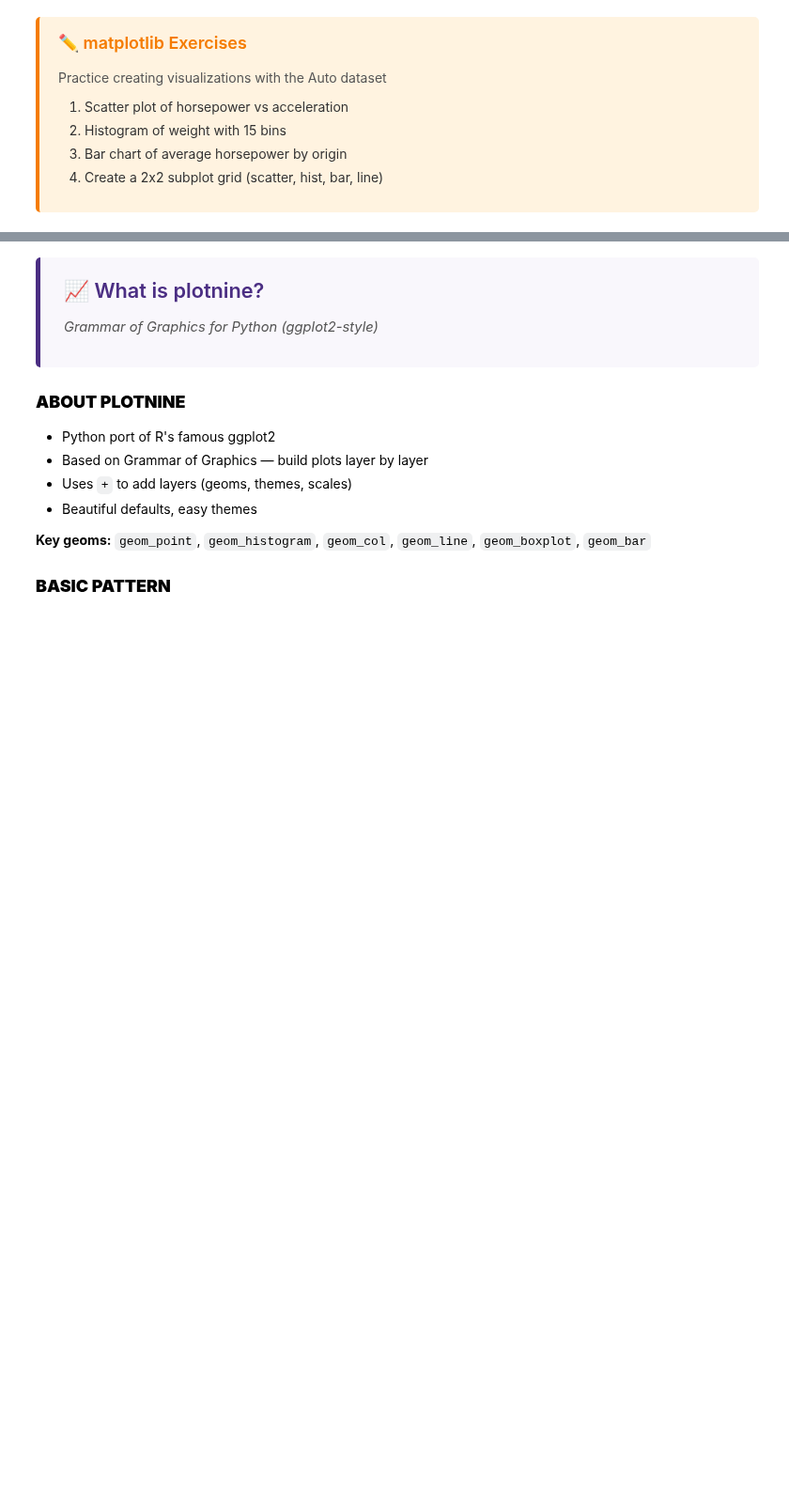
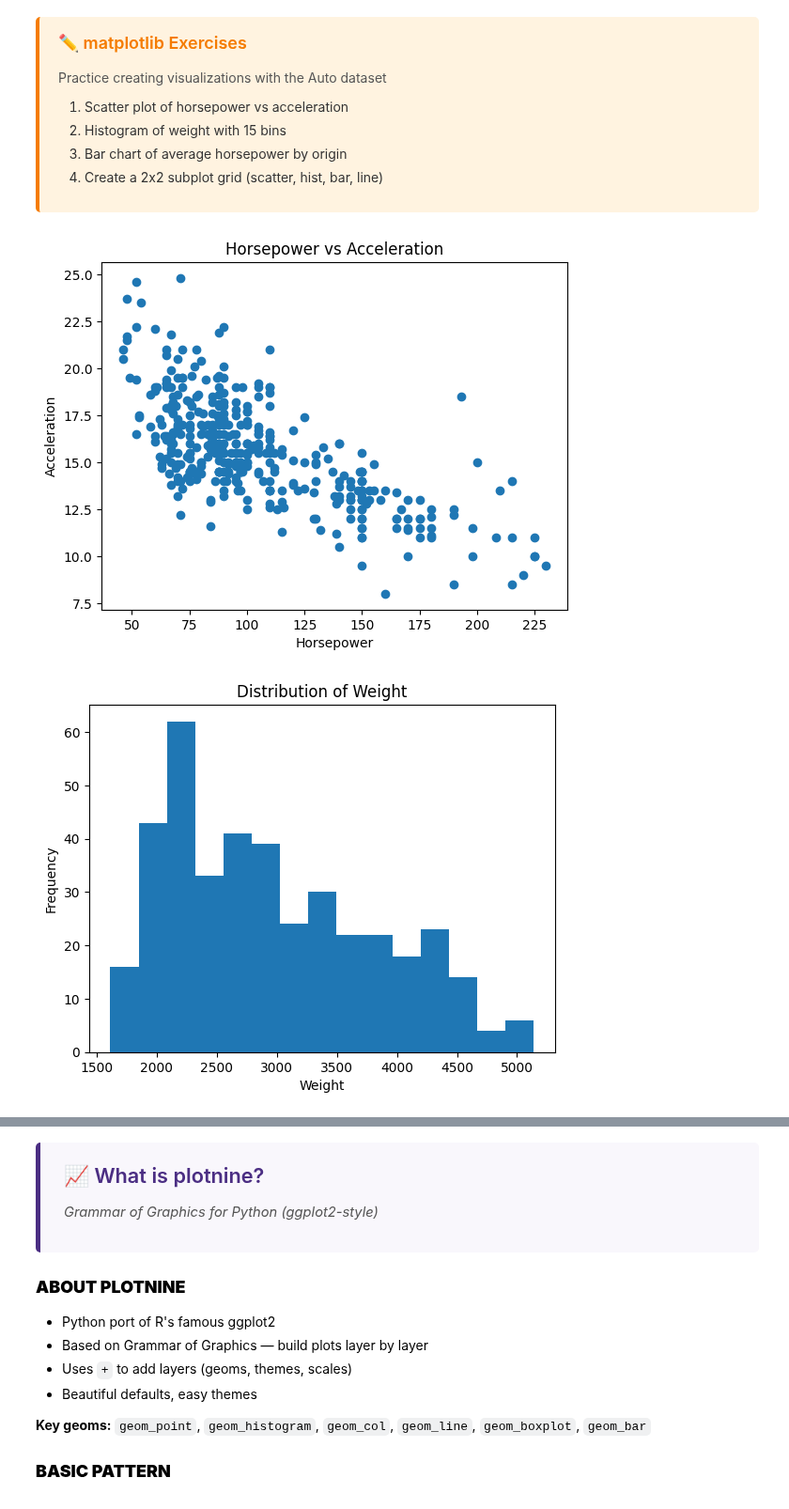
Before and after one commit to madinaadam/BDATA200, a Jupyter notebook: Lecture_2_Data_Workflow_Solution.ipynb, the cells around one changed output, grey strips where cells are left out. Shown at 94% size. Cells and saved outputs as stored; diff of their text form; code cells hidden in the pictures; blank space fills up the shorter version.

```diff
--- a/Lecture_2_Data_Workflow_Solution.ipynb
+++ b/Lecture_2_Data_Workflow_Solution.ipynb
@@ -1081,0 +1319,64 @@ plt.show()
+# %%
+# Your solution here
+import pandas as pd
+import matplotlib.pyplot as plt
+
+url = "https://raw.githubusercontent.com/madinaadam/BDATA200/refs/heads/main/Data/Auto.csv"
+auto = pd.read_csv(url)
+
+auto["horsepower"] = pd.to_numeric(auto["horsepower"], errors="coerce")
+
+# Scatter plot of horsepower vs acceleration
+plt.scatter(auto["horsepower"], auto["acceleration"])
+plt.xlabel("Horsepower")
+plt.ylabel("Acceleration")
+plt.title("Horsepower vs Acceleration")
+plt.show()
+
+# Histogram of weight with 15 bins
+plt.hist(auto["weight"], bins=15)
+plt.xlabel("Weight")
+plt.ylabel("Frequency")
+plt.title("Distribution of Weight")
+plt.show()
+
+# Bar chart of average horsepower by origin
+avg_hp = auto.groupby("origin")["horsepower"].mean()
+
+plt.bar(avg_hp.index.astype(str), avg_hp.values)
+plt.xlabel("Origin")
+plt.ylabel("Average Horsepower")
+plt.title("Average Horsepower by Origin")
+plt.show()
+
+# 2x2 subplot grid
+fig, axes = plt.subplots(2, 2, figsize=(10, 8))
+
+# Scatter plot
+axes[0, 0].scatter(auto["horsepower"], auto["acceleration"])
+axes[0, 0].set_title("Horsepower vs Acceleration")
+axes[0, 0].set_xlabel("Horsepower")
+axes[0, 0].set_ylabel("Acceleration")
+
+# Histogram
+axes[0, 1].hist(auto["weight"], bins=15)
+axes[0, 1].set_title("Weight Distribution")
+axes[0, 1].set_xlabel("Weight")
+
+# Bar chart
+axes[1, 0].bar(avg_hp.index.astype(str), avg_hp.values)
+axes[1, 0].set_title("Average Horsepower by Origin")
+axes[1, 0].set_xlabel("Origin")
+axes[1, 0].set_ylabel("Horsepower")
+
+# Line chart
+axes[1, 1].plot(auto["year"], auto["mpg"])
+axes[1, 1].set_title("MPG by Year")
+axes[1, 1].set_xlabel("Year")
+axes[1, 1].set_ylabel("MPG")
+
+plt.tight_layout()
+plt.show()
+# %% [output]
+[figure, added]
+[figure, added]
```
Also changed, not shown: parts of 42 cells of this notebook.
